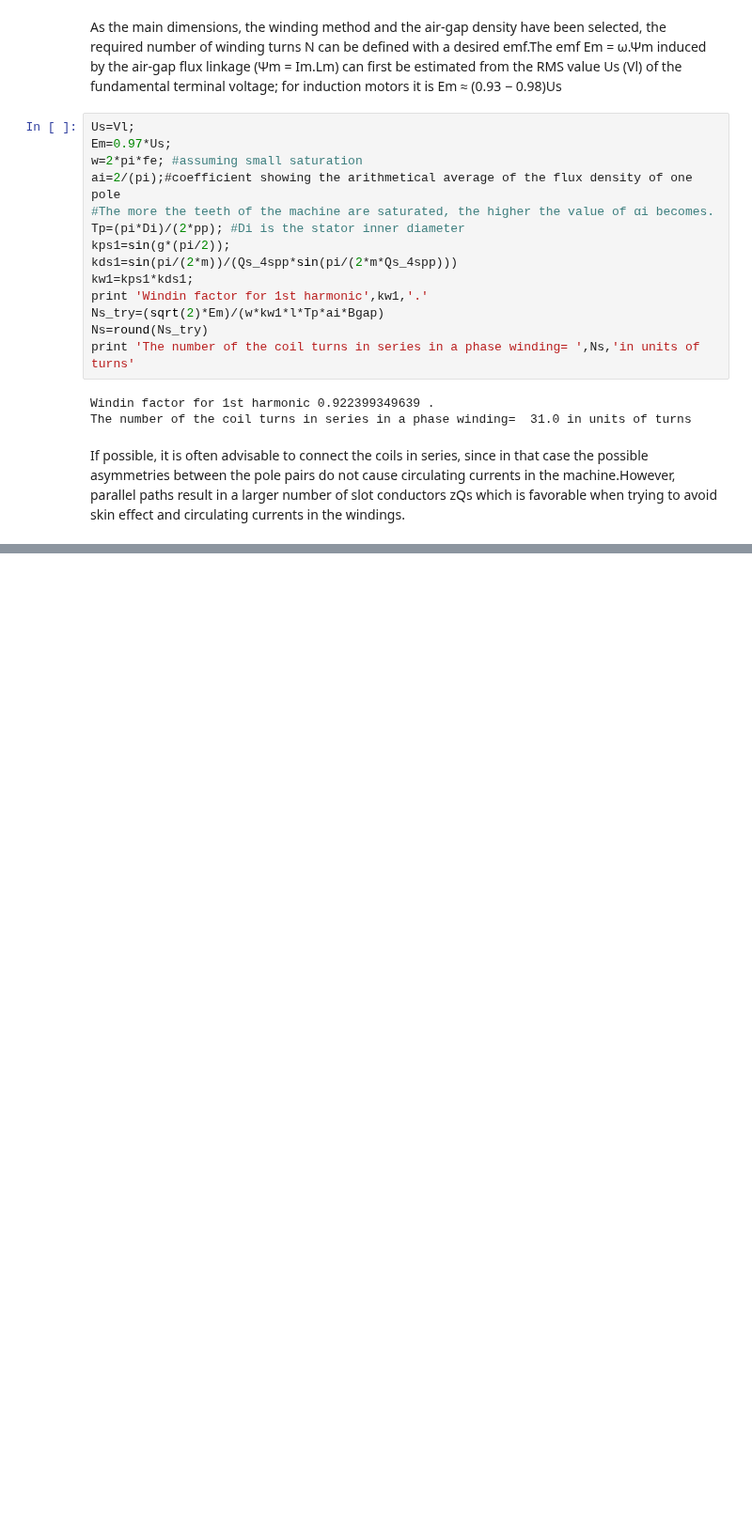
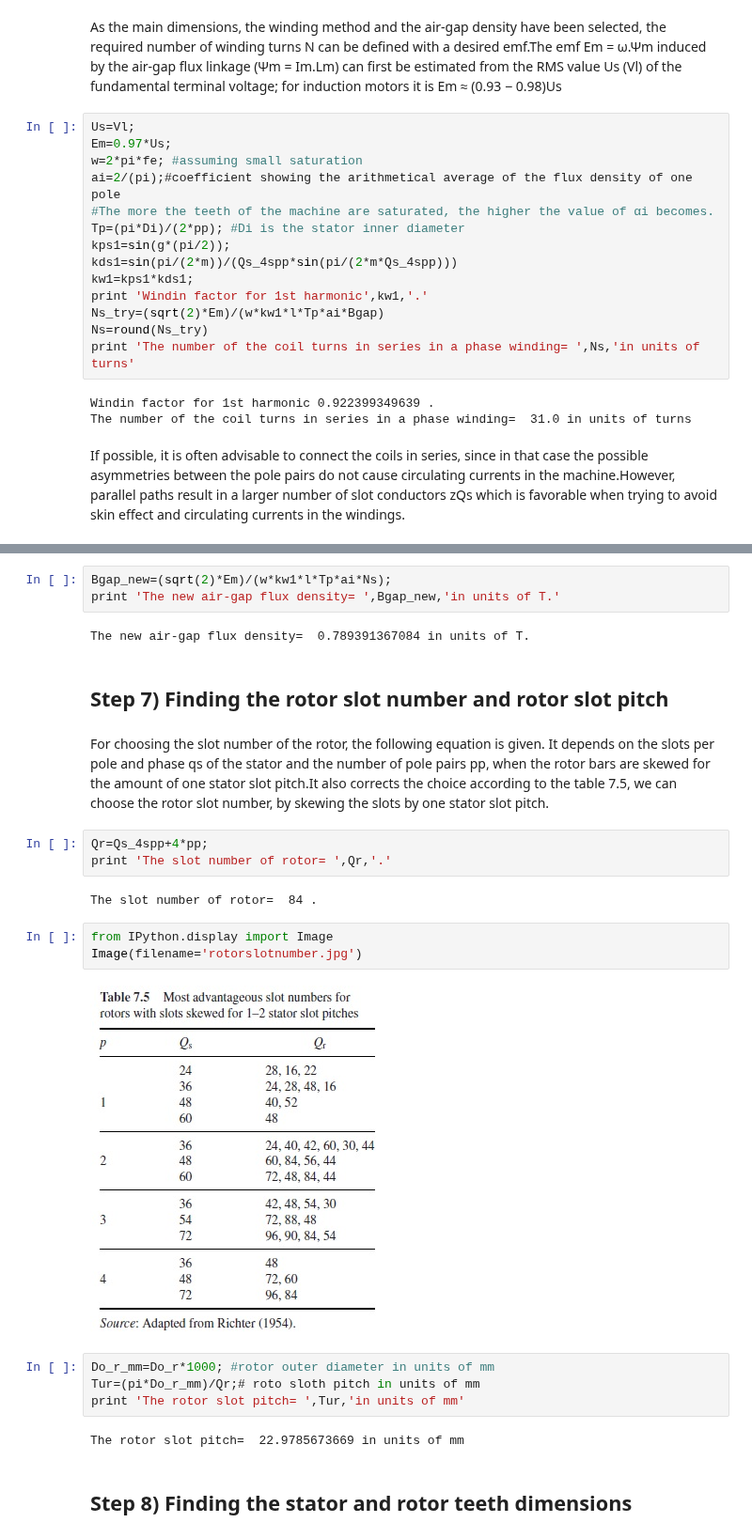
Before and after one commit to odtu/EE564, a Jupyter notebook: TRAIN/gokhangocmen/DesignOfTrainTractionMotor.ipynb, the cells around one changed output, grey strips where cells are left out. Shown at 94% size. Drawn from its saved outputs; the diff is of its cells as text; blank space fills up the shorter version.

Commit message:
stator slot dimensions and windings determined

```diff
--- a/TRAIN/gokhangocmen/DesignOfTrainTractionMotor.ipynb
+++ b/TRAIN/gokhangocmen/DesignOfTrainTractionMotor.ipynb
@@ -309,0 +317,29 @@ to avoid skin effect and circulating currents in the windings.
+# %%
+Bgap_new=(sqrt(2)*Em)/(w*kw1*l*Tp*ai*Ns);
+print 'The new air-gap flux density= ',Bgap_new,'in units of T.'
+# %% [output]
+The new air-gap flux density=  0.789391367084 in units of T.
+# %% [markdown]
+## Step 7) Finding the rotor slot number and rotor slot pitch
+# %% [markdown]
+For choosing the slot number of the rotor, the following equation is given. It
+depends on the slots per pole and phase qs of the stator and the number of pole pairs pp, when
+the rotor bars are skewed for the amount of one stator slot pitch.It also corrects the choice according to the table 7.5, we can choose the rotor slot number, by skewing the slots by one stator slot pitch.
+# %%
+Qr=Qs_4spp+4*pp;
+print 'The slot number of rotor= ',Qr,'.'
+# %% [output]
+The slot number of rotor=  84 .
+# %%
+from IPython.display import Image
+Image(filename='rotorslotnumber.jpg')
+# %% [output]
+[figure, added]
+# %%
+Do_r_mm=Do_r*1000; #rotor outer diameter in units of mm
+Tur=(pi*Do_r_mm)/Qr;# roto sloth pitch in units of mm
+print 'The rotor slot pitch= ',Tur,'in units of mm'
+# %% [output]
+The rotor slot pitch=  22.9785673669 in units of mm
+# %% [markdown]
+## Step 8) Finding the stator and rotor teeth dimensions
```
Also changed, not shown: parts of 26 cells of this notebook.
